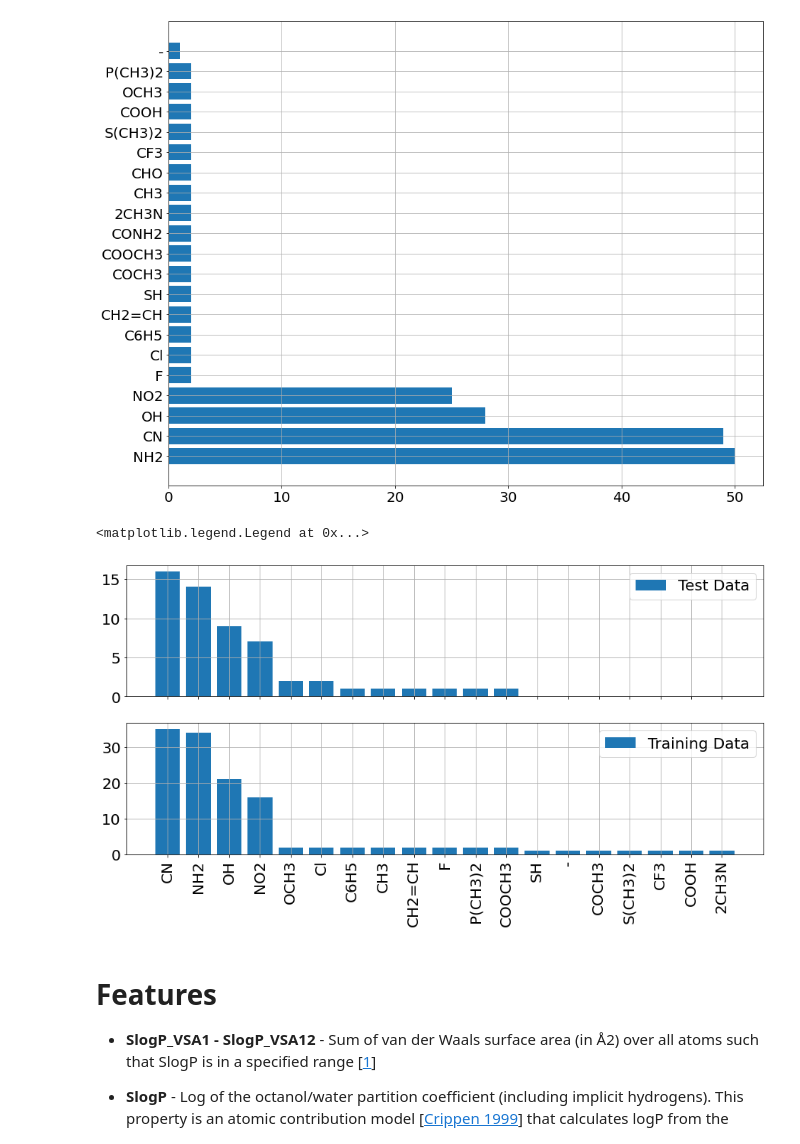
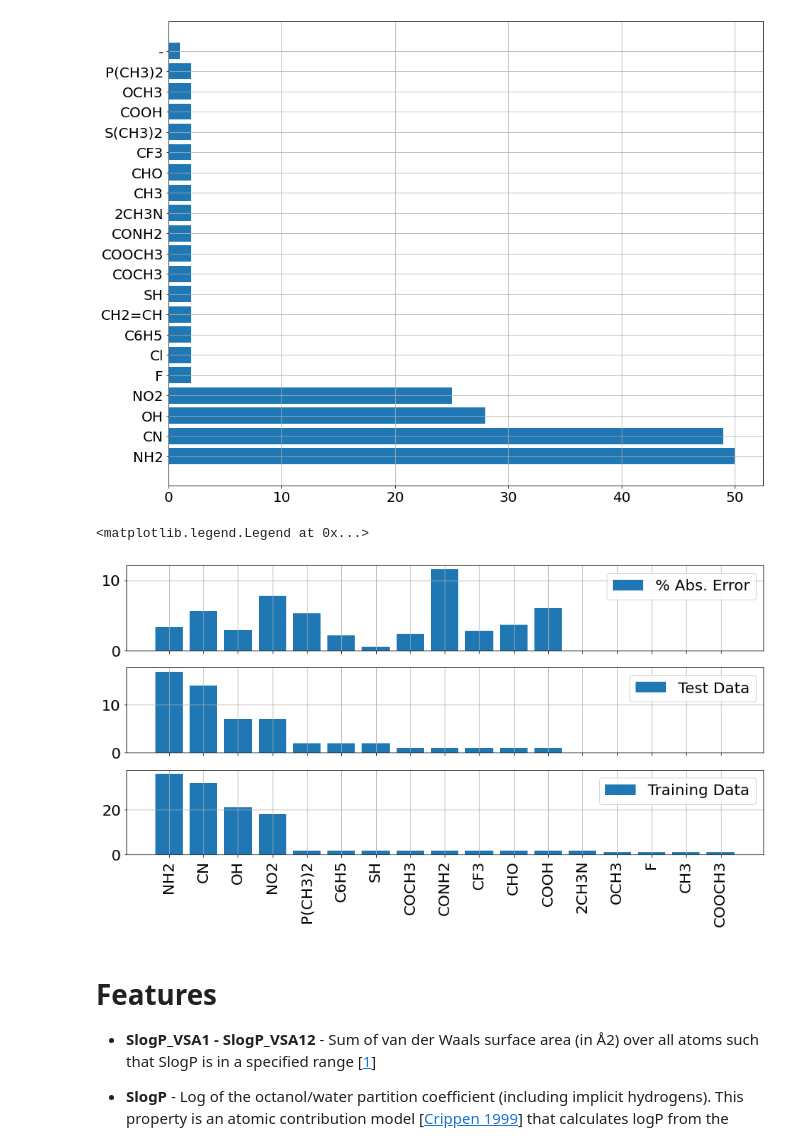
Before and after one commit to siddharth-ncl-work/miscellaneous, a Jupyter notebook: machine_learning_project_ideas/1/model_training.ipynb, the cells around one changed output. Saved outputs shown, nothing was run; the diff lists cells and outputs as text; code cells hidden in the pictures.

```diff
--- a/machine_learning_project_ideas/1/model_training.ipynb
+++ b/machine_learning_project_ideas/1/model_training.ipynb
@@ -206,14 +222,14 @@ models_dict_unopt={#('linear_reg',LinearRegression(),
              'random_forest':RandomForestRegressor(),
              'ada_boost':AdaBoostRegressor(),
              'gradient_boosting_reg':GradientBoostingRegressor(),
-#              'hist_gradient_boosting_reg':HistGradientBoostingRegressor(),
+             'hist_gradient_boosting_reg':HistGradientBoostingRegressor(),
              'neural_network':MLPRegressor(hidden_layer_sizes=(50,20),
                                             max_iter=10000),
              'knn_reg':KNeighborsRegressor()
             }
 
 num_folds=10
-models_data_unopt={'model_name':[],'mse_cv':[],'mse_testset':[]}
+cv_results_all_feat_unopt={'model_name':[],'mse_cv':[],'mse_testset':[]}
 pbar=tqdm(models_dict_unopt.items())
 for model_name,model in pbar:
     pbar.set_description(model_name)
@@ -228,11 +244,12 @@ for model_name,model in pbar:
     reg_model = model.fit(X_train_scaled, y_train)
     y_pred=reg_model.predict(X_test_scaled)
     mse_testset=mean_squared_error(y_test, y_pred)
-    models_data_unopt['model_name'].append(model_name)
-    models_data_unopt['mse_cv'].append(mean_score)
-    models_data_unopt['mse_testset'].append(mse_testset)
+    cv_results_all_feat_unopt['model_name'].append(model_name)
+    cv_results_all_feat_unopt['mse_cv'].append(mean_score)
+    cv_results_all_feat_unopt['mse_testset'].append(mse_testset)
 
-df=pd.DataFrame.from_dict(models_data_unopt)
+print(f'Total Models = {len(models_dict_unopt)}')
+df=pd.DataFrame.from_dict(cv_results_all_feat_unopt)
 df=df.sort_values('mse_cv',ascending=False)
 plt.figure(figsize=(16,13))
 plt.barh(df['model_name'],df['mse_cv'])
@@ -531,3 +272,0 @@ Fitting 10 folds for each of 152 candidates, totalling 1520 fits
-# %%
-opt_models_data_df=pd.DataFrame.from_dict(results_dict)
-opt_models_data_df
@@ -902,0 +923,13 @@ R^2 = 0.9845767677067888
+# %%
+top_model=opt_models_data_df[opt_models_data_df['model_name']=='gaussian_process']['best_model'].values[0]
+top_model.fit(X_train_scaled,y_train)
+y_pred=top_model.predict(X_test_scaled)
+_data_test=data_test.copy()
+_data_test['pred_redox_potential']=y_pred
+_data_test['%_absolute_error']=np.abs((_data_test['pred_redox_potential']-
+                                      _data_test['Redox Potential'])*100/
+                                      _data_test['Redox Potential']
+                                     )
+gb=_data_test.groupby('FG_name').mean()
+plt.bar(gb.index,gb['%_absolute_error'])
+plt.xticks(rotation=90);
@@ -918,17 +966,20 @@ plt.barh(fg_dist.index,fg_dist)
 # %%
 #seed=200
 train_dist=data.iloc[X_train.index]['FG_name'].value_counts()
 test_dist=data.iloc[X_test.index]['FG_name'].value_counts()
-fig,(ax1,ax2)=plt.subplots(2,1,sharex=True)
+fig,(ax1,ax2,ax3)=plt.subplots(3,1,sharex=True)
 
-ax1.bar(test_dist.index,test_dist,label='Test Data')
-ax2.bar(train_dist.index,train_dist,label='Training Data')
+ax1.bar(gb.index,gb['%_absolute_error'],label='% Abs. Error')
+ax2.bar(test_dist.index,test_dist,label='Test Data')
+ax3.bar(train_dist.index,train_dist,label='Training Data')
+
 plt.xticks(rotation=90)
 ax1.legend()
 ax2.legend()
+ax3.legend()
 # %% [output]
 <matplotlib.legend.Legend at 0x...>
-[figure, old version]
+[figure, new version]
 # %% [markdown]
 # Features
 
```
Also changed, not shown: parts of 34 cells of this notebook, 1 other file.
